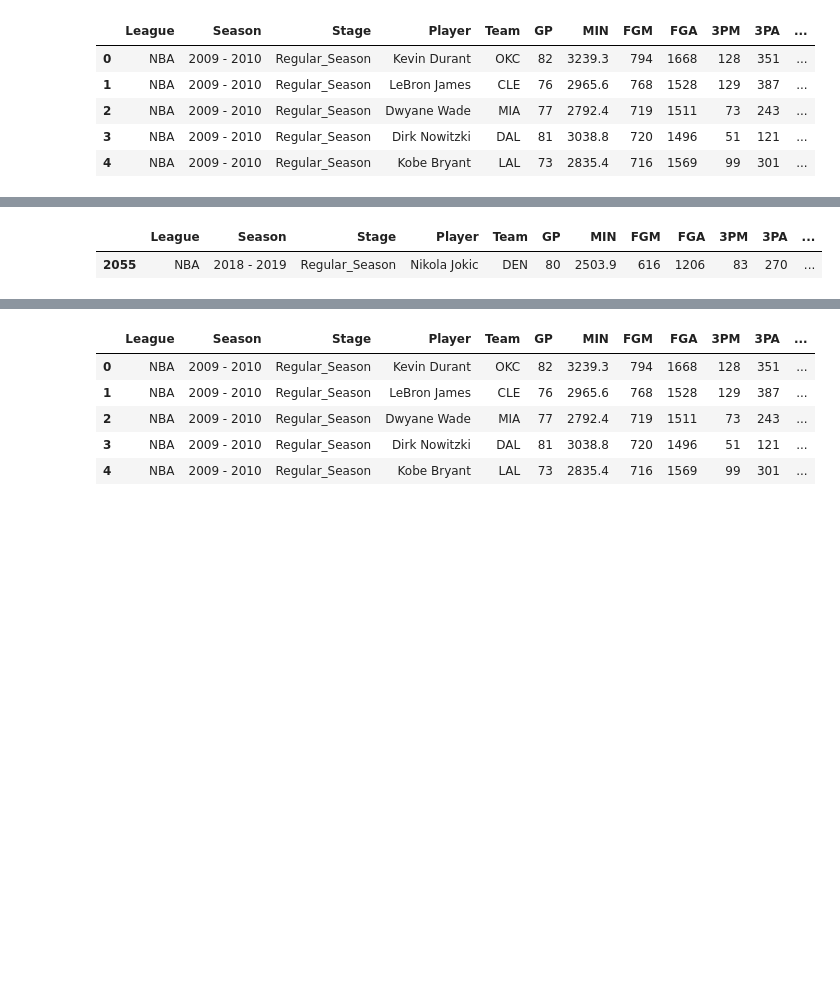
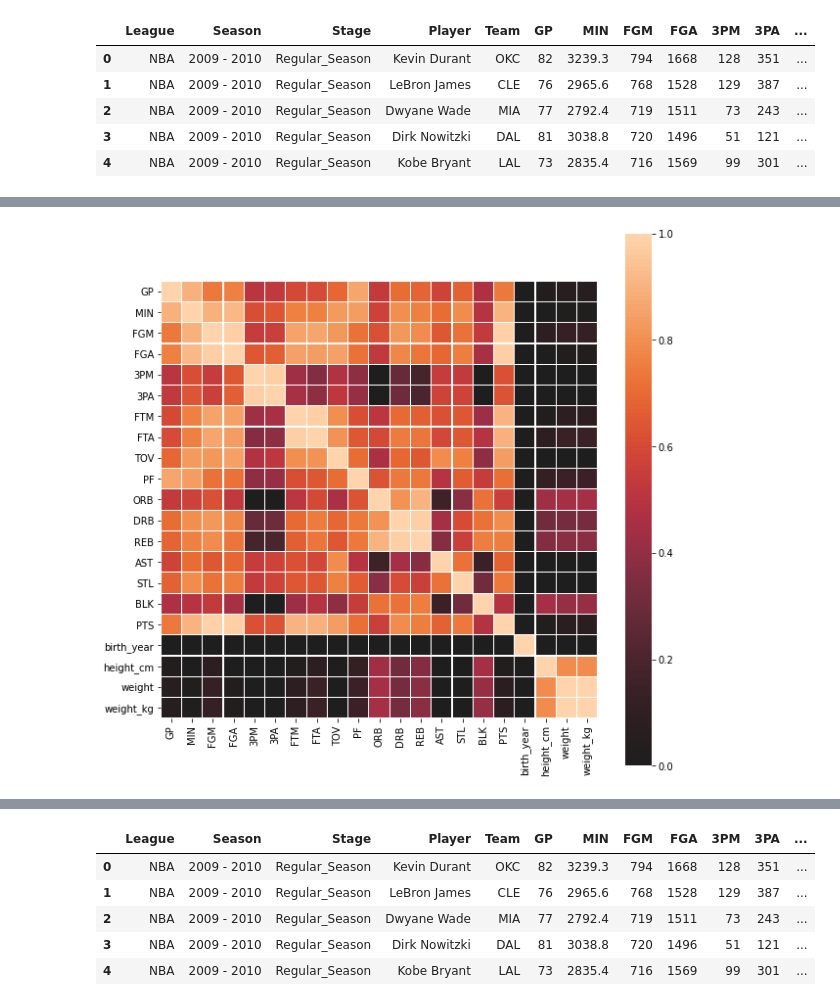
Before and after one commit to aleksperic/Basketball-player-stats, a Jupyter notebook: Basketball_player_stats.ipynb, the cells around one changed output, grey strips where cells are left out. Cells and saved outputs as stored; diff of their text form; code cells hidden in the pictures; blank space fills up the shorter version.

```diff
--- a/Basketball_player_stats.ipynb
+++ b/Basketball_player_stats.ipynb
@@ -109,5 +97,0 @@ jokic_18_19 = df[(df.Player == 'Nikola Jokic') & (df.Season == '2018 - 2019') &
-# %%
-jokic_18_19
-# %% [output]
-|  | League | Season | Stage | Player | Team | GP | MIN | FGM | FGA | 3PM | 3PA | ... |
-| 2055 | NBA | 2018 - 2019 | Regular_Season | Nikola Jokic | DEN | 80 | 2503.9 | 616 | 1206 | 83 | 270 | ... |
@@ -117,0 +98,6 @@ euroleague = df[(df['League'] == 'Euroleague')]
+# %%
+plt.subplots(figsize=(10,10))
+sns.heatmap(df.corr(), vmax = 1, vmin = 0, center = 0, square = True, linewidths = .2, xticklabels=True, yticklabels=True)
+plt.show()
+# %% [output]
+[figure, added]
```
Also changed, not shown: parts of 33 cells of this notebook.
